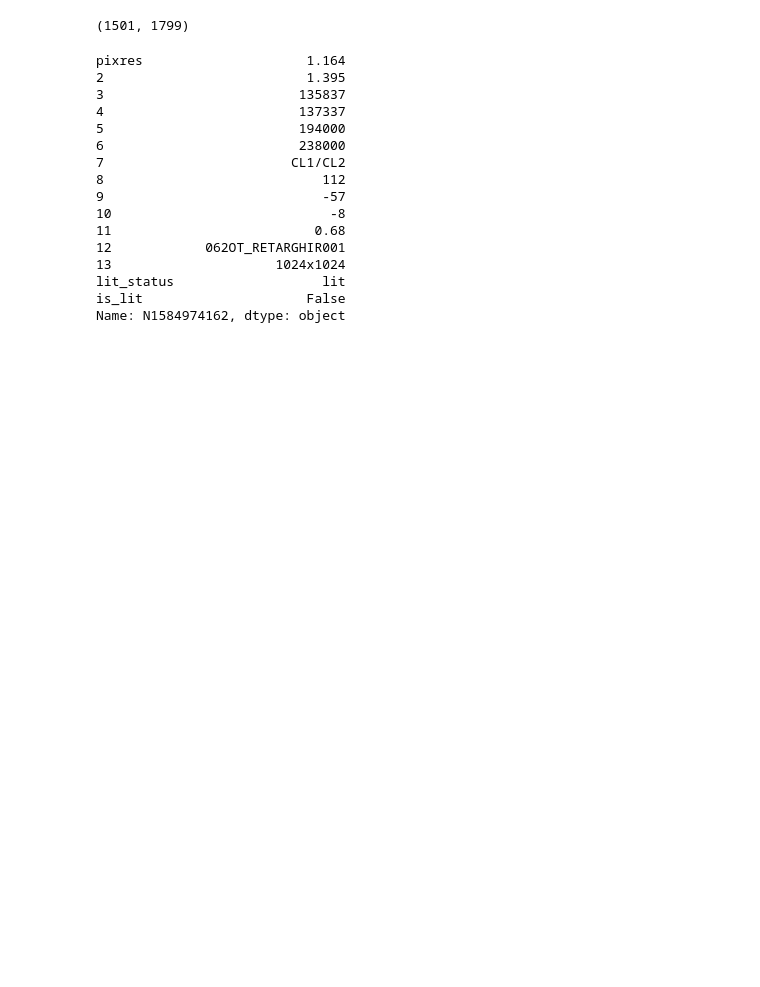
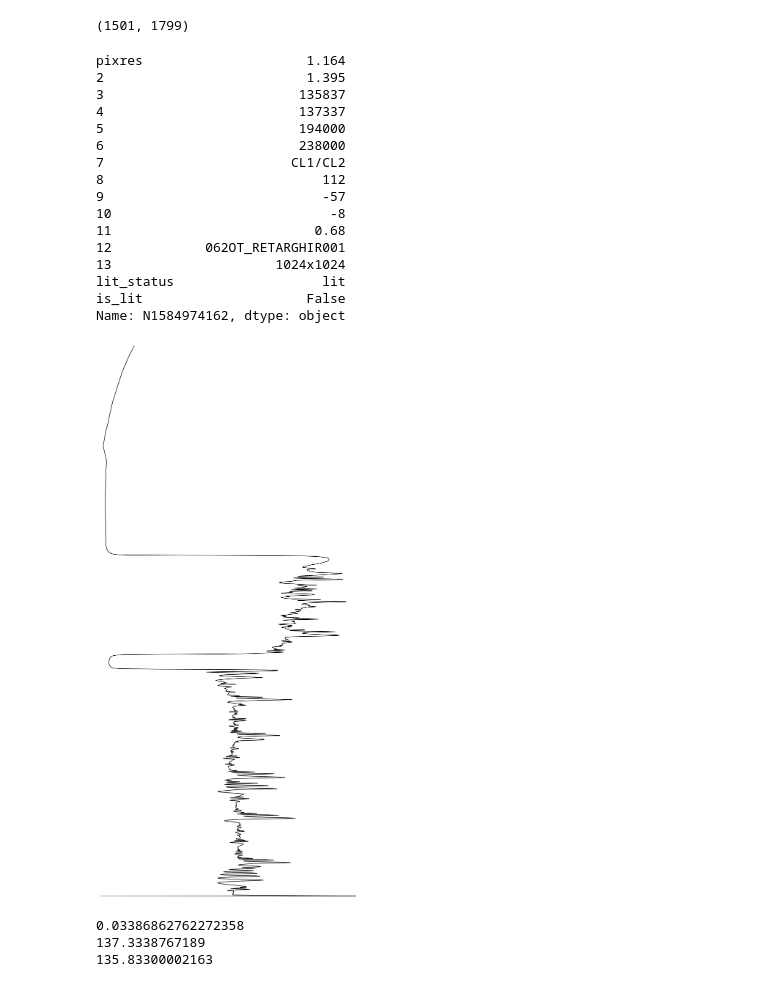
Before and after one commit to chab5881/Saturn_rings, a Jupyter notebook: Single_Image_Plotting.ipynb, the cells around one changed output. Saved outputs shown, nothing was run; the diff lists cells and outputs as text; code cells hidden in the pictures; blank space fills up the shorter version.

```diff
--- a/Single_Image_Plotting.ipynb
+++ b/Single_Image_Plotting.ipynb
@@ -52,0 +83,35 @@ Name: N1584974162, dtype: object
+# %%
+#Intensity plot
+ifs = np.nanmedian(data, axis=1)
+ifs = np.nan_to_num(ifs)
+ifs[ifs < 0] = 0
+
+
+
+fig = plt.figure(dpi=100, frameon=False)
+#ax = fig.add_subplot(1, 1, 1)
+ax = plt.axes([0,0,1,1])
+#fig.set_size_inches(17.99,15.01)
+fig.set_size_inches(7.,15.01)
+ax.get_xaxis().set_visible(False)
+ax.get_yaxis().set_visible(False)
+plt.axis('off')
+plt.plot(ifs, np.linspace(*test1.extent[2:], data.shape[0]), color='black', lw=1)
+plt.xlim([0.0,0.034])
+plt.ylim([135.83300002163,137.3338767189])
+plt.savefig('plot1_savefig.png', dpi=100, format='png', bbox_inches='tight', frameon=False, pad_inches=0)
+plt.show()
+# %% [output]
+[figure, added]
+# %%
+#####~~~~~FAILED
+#xtest = np.linspace(*test1.extent[2:], data.shape[0])
+#for i in np.arange(1501):
+#    print(xtest[i+1]-xtest[i])
+print(max(ifs))
+print(max(np.linspace(*test1.extent[2:], data.shape[0])))
+print(min(np.linspace(*test1.extent[2:], data.shape[0])))
+# %% [output]
+0.03386862762272358
+137.3338767189
+135.83300002163
```
Also changed, not shown: parts of 6 cells of this notebook, 2 other files.
